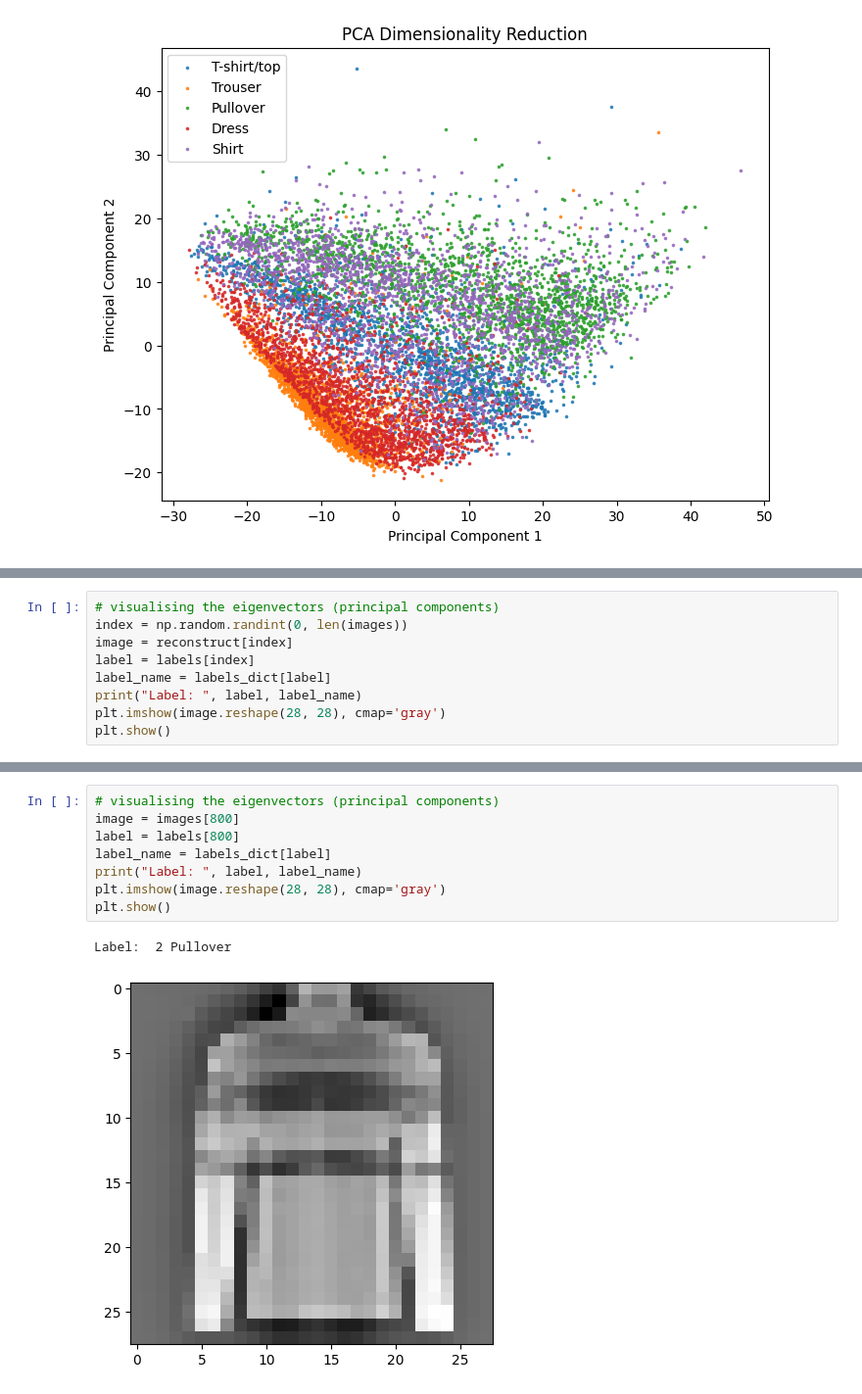
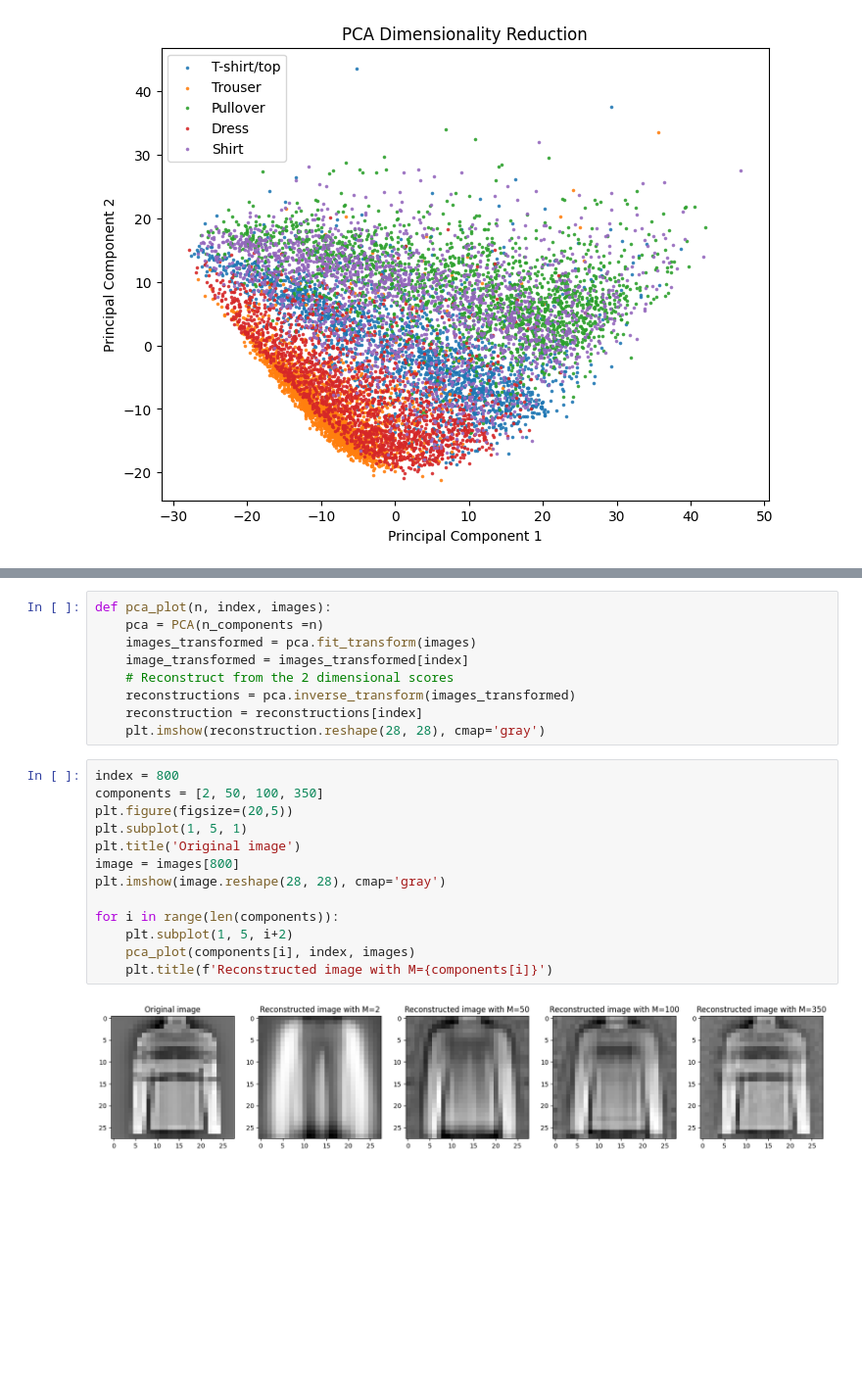
Before and after one commit to AnnaMariaGnat/ML_Project, a Jupyter notebook: Notebooks/01-EDA/01-PCA.ipynb, the cells around one changed output, grey strips where cells are left out. Shown at 98% size. Drawn from its saved outputs; the diff is of its cells as text; blank space fills up the shorter version.

```diff
--- a/Notebooks/01-EDA/01-PCA.ipynb
+++ b/Notebooks/01-EDA/01-PCA.ipynb
@@ -98,9 +97,0 @@ plt.show()
-# %%
-# visualising the eigenvectors (principal components)
-index = np.random.randint(0, len(images))
-image = reconstruct[index]
-label = labels[index]
-label_name = labels_dict[label]
-print("Label: ", label, label_name)
-plt.imshow(image.reshape(28, 28), cmap='gray')
-plt.show()
@@ -110,11 +98,24 @@ Label:  0 T-shirt/top
-# %%
-# visualising the eigenvectors (principal components)
-image = images[800]
-label = labels[800]
-label_name = labels_dict[label]
-print("Label: ", label, label_name)
-plt.imshow(image.reshape(28, 28), cmap='gray')
-plt.show()
-# %% [output]
-Label:  2 Pullover
-[figure, removed]
+# %%
+def pca_plot(n, index, images):
+    pca = PCA(n_components =n)
+    images_transformed = pca.fit_transform(images)
+    image_transformed = images_transformed[index]
+    # Reconstruct from the 2 dimensional scores
+    reconstructions = pca.inverse_transform(images_transformed)
+    reconstruction = reconstructions[index]
+    plt.imshow(reconstruction.reshape(28, 28), cmap='gray')
+# %%
+index = 800
+components = [2, 50, 100, 350]
+plt.figure(figsize=(20,5))
+plt.subplot(1, 5, 1)
+plt.title('Original image')
+image = images[800]
+plt.imshow(image.reshape(28, 28), cmap='gray')
+
+for i in range(len(components)):
+    plt.subplot(1, 5, i+2)
+    pca_plot(components[i], index, images)
+    plt.title(f'Reconstructed image with M={components[i]}')
+# %% [output]
+[figure, added]
```
Also changed, not shown: parts of 7 cells of this notebook.
